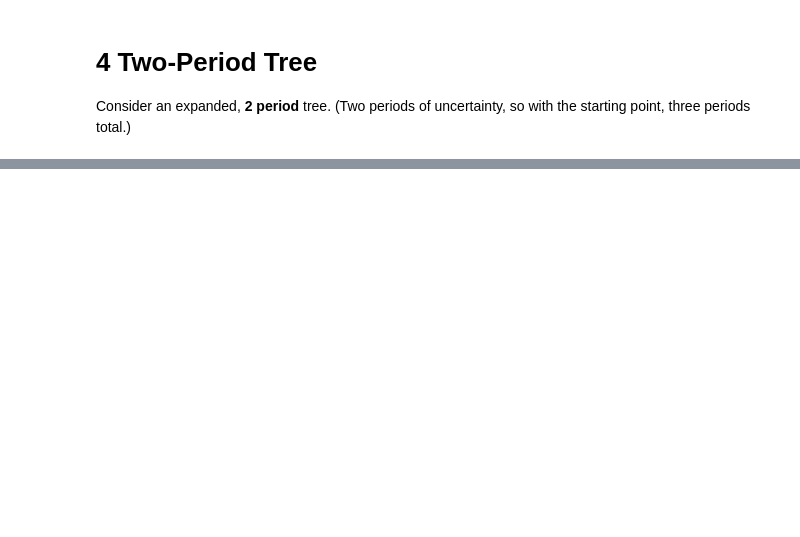
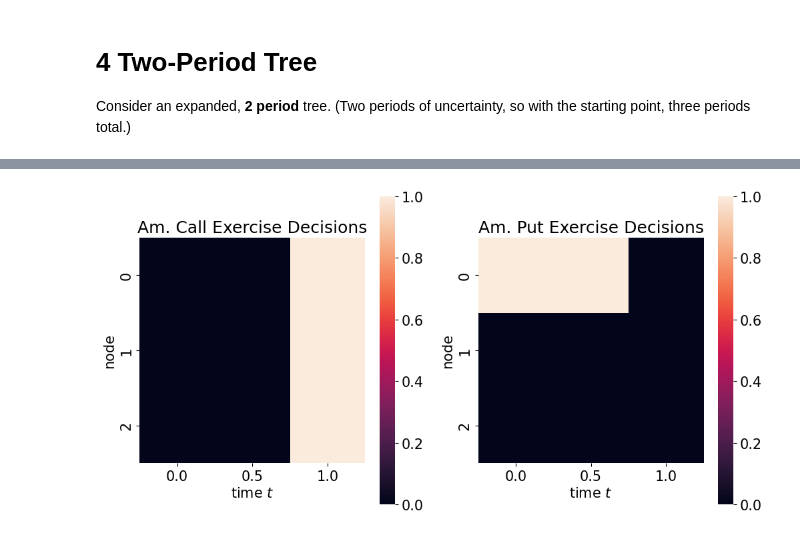
Before and after one commit to nicklewis-16/finm-fiderivs-2024, a Jupyter notebook: homework/Homework 1.ipynb, the cells around one changed output, grey strips where cells are left out. Saved outputs shown, nothing was run; the diff lists cells and outputs as text; code cells hidden in the pictures; blank space fills up the shorter version.

```diff
--- a/homework/Homework 1.ipynb
+++ b/homework/Homework 1.ipynb
@@ -150,0 +659,3 @@ Change the grid to $dt=1/30$, as in 4.4.
+# %%
+call_am_derivtree2 = bintree_pricing(call_payoff, ratetree=rate_tree_multi, undertree = bondtree_multi2, pstars=pstars, style = 'american')
+format_bintree(call_am_derivtree2, style='{:.4f}')
@@ -150,0 +668,3 @@ Change the grid to $dt=1/30$, as in 4.4.
+# %%
+put_am_derivtree2 = bintree_pricing(put_payoff, rate_tree_multi, undertree=bondtree_multi2, pstars=pstars, style='american')
+format_bintree(put_am_derivtree2, style='{:.4f}')
@@ -150,0 +677,14 @@ Change the grid to $dt=1/30$, as in 4.4.
+# %%
+fig, axes = plt.subplots(1, 2)
+
+# Plot the first heatmap
+sns.heatmap(exercise_decisions(call_payoff, bondtree_multi2, call_am_derivtree2), square=True, ax=axes[0])
+axes[0].set_title("Am. Call Exercise Decisions")
+
+# Plot the second heatmap
+sns.heatmap(exercise_decisions(put_payoff, bondtree_multi2, put_am_derivtree2), square=True, ax=axes[1])
+axes[1].set_title("Am. Put Exercise Decisions")
+
+plt.show()
+# %% [output]
+[figure, added]
```
Also changed, not shown: parts of 68 cells of this notebook.
